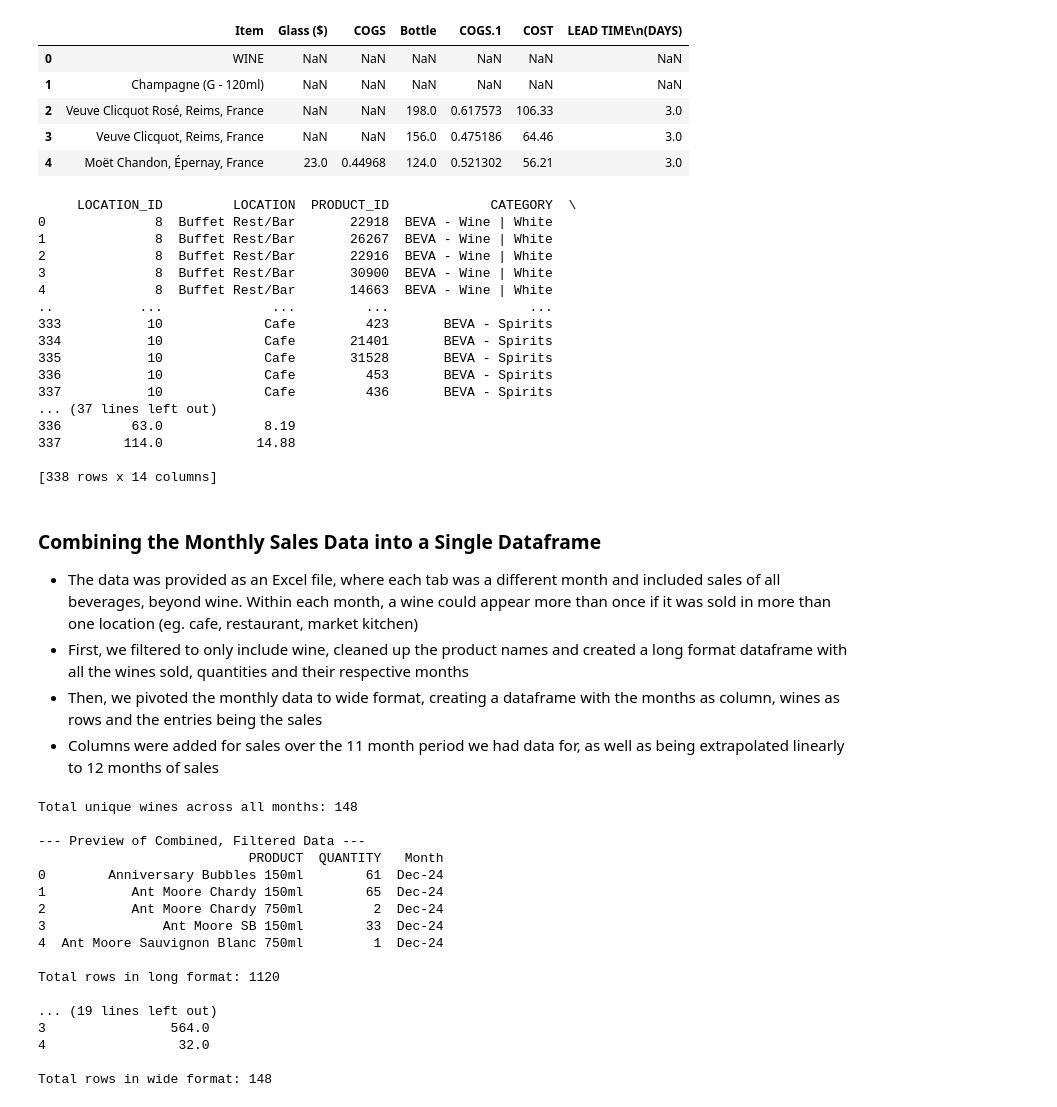
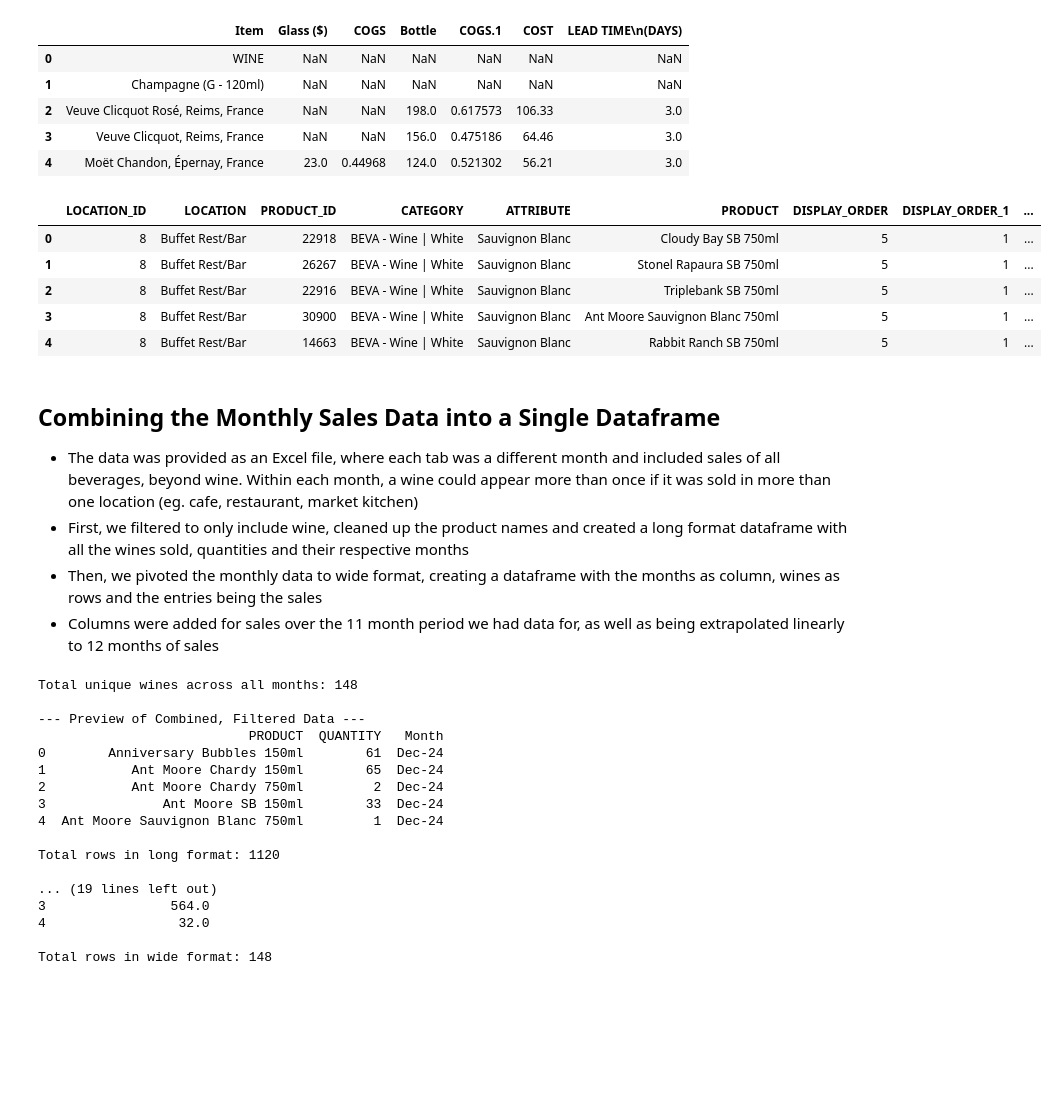
Before and after one commit to lucas-penney/MGSC-662-Skyline-Optimization, a Jupyter notebook: Skyline Optimization Project.ipynb, the cells around one changed output. Saved outputs shown, nothing was run; the diff lists cells and outputs as text; code cells hidden in the pictures; blank space fills up the shorter version.

```diff
--- a/Skyline Optimization Project.ipynb
+++ b/Skyline Optimization Project.ipynb
@@ -10,9 +12,8 @@ import os
 # %% [markdown]
 ### Importing Data
 # %%
-os.chdir("/Users/lucaspenney/Documents/McGill/MGSC 662/Skyline Group Project")
-beverage_sales = pd.read_excel("Beverage Sales - Nov 2024 - Oct 2025.xlsx", sheet_name = None)
-wine_costing = pd.read_excel("Beverage Costing.xlsx")
+beverage_sales = pd.read_excel("https://raw.githubusercontent.com/lucas-penney/MGSC-662-Skyline-Optimization/main/Beverage%20Sales%20-%20Nov%202024%20-%20Oct%202025.xlsx", sheet_name=None)
+wine_costing = pd.read_excel("https://raw.githubusercontent.com/lucas-penney/MGSC-662-Skyline-Optimization/main/Beverage%20Costing.xlsx")
 # %%
 wine_costing.head()
 # %% [output]
@@ -24,27 +25,16 @@ wine_costing.head()
 | 4 | Moët Chandon, Épernay, France | 23.0 | 0.44968 | 124.0 | 0.521302 | 56.21 | 3.0 |
 # %%
 #Viewing what the first dataframe looks like
-print(beverage_sales['Dec-24'])
+beverage_sales['Dec-24'].head()
 # %% [output]
-     LOCATION_ID         LOCATION  PRODUCT_ID             CATEGORY  \
-0              8  Buffet Rest/Bar       22918  BEVA - Wine | White
-1              8  Buffet Rest/Bar       26267  BEVA - Wine | White
-2              8  Buffet Rest/Bar       22916  BEVA - Wine | White
-3              8  Buffet Rest/Bar       30900  BEVA - Wine | White
-4              8  Buffet Rest/Bar       14663  BEVA - Wine | White
-..           ...              ...         ...                  ...
-333           10             Cafe         423       BEVA - Spirits
-334           10             Cafe       21401       BEVA - Spirits
-335           10             Cafe       31528       BEVA - Spirits
-336           10             Cafe         453       BEVA - Spirits
-337           10             Cafe         436       BEVA - Spirits
-... (37 lines left out)
-336         63.0             8.19
-337        114.0            14.88
-
-[338 rows x 14 columns]
+|  | LOCATION_ID | LOCATION | PRODUCT_ID | CATEGORY | ATTRIBUTE | PRODUCT | DISPLAY_ORDER | DISPLAY_ORDER_1 | ... |
+| 0 | 8 | Buffet Rest/Bar | 22918 | BEVA - Wine | White | Sauvignon Blanc | Cloudy Bay SB 750ml | 5 | 1 | ... |
+| 1 | 8 | Buffet Rest/Bar | 26267 | BEVA - Wine | White | Sauvignon Blanc | Stonel Rapaura SB 750ml | 5 | 1 | ... |
+| 2 | 8 | Buffet Rest/Bar | 22916 | BEVA - Wine | White | Sauvignon Blanc | Triplebank SB 750ml | 5 | 1 | ... |
+| 3 | 8 | Buffet Rest/Bar | 30900 | BEVA - Wine | White | Sauvignon Blanc | Ant Moore Sauvignon Blanc 750ml | 5 | 1 | ... |
+| 4 | 8 | Buffet Rest/Bar | 14663 | BEVA - Wine | White | Sauvignon Blanc | Rabbit Ranch SB 750ml | 5 | 1 | ... |
 # %% [markdown]
-### Combining the Monthly Sales Data into a Single Dataframe
+## Combining the Monthly Sales Data into a Single Dataframe
 - The data was provided as an Excel file, where each tab was a different month and included sales of all beverages, beyond wine. Within each month, a wine could appear more than once if it was sold in more than one location (eg. cafe, restaurant, market kitchen)
 - First, we filtered to only include wine, cleaned up the product names and created a long format dataframe with all the wines sold, quantities and their respective months
 - Then, we pivoted the monthly data to wide format, creating a dataframe with the months as column, wines as rows and the entries being the sales
```
Also changed, not shown: parts of 19 cells of this notebook, 4 other files.
